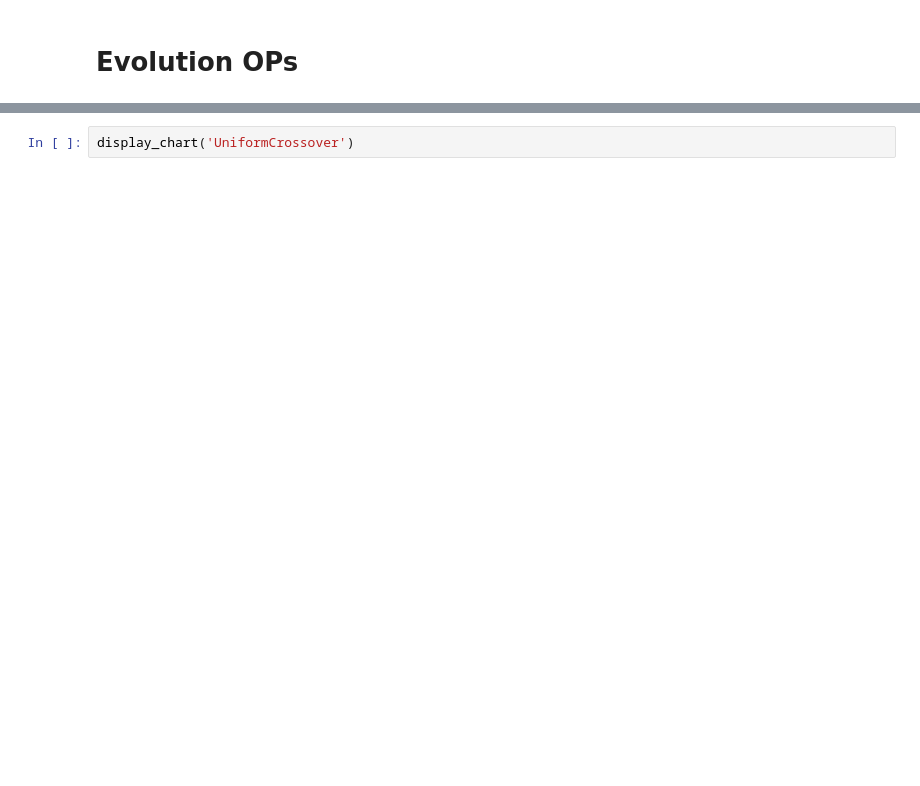
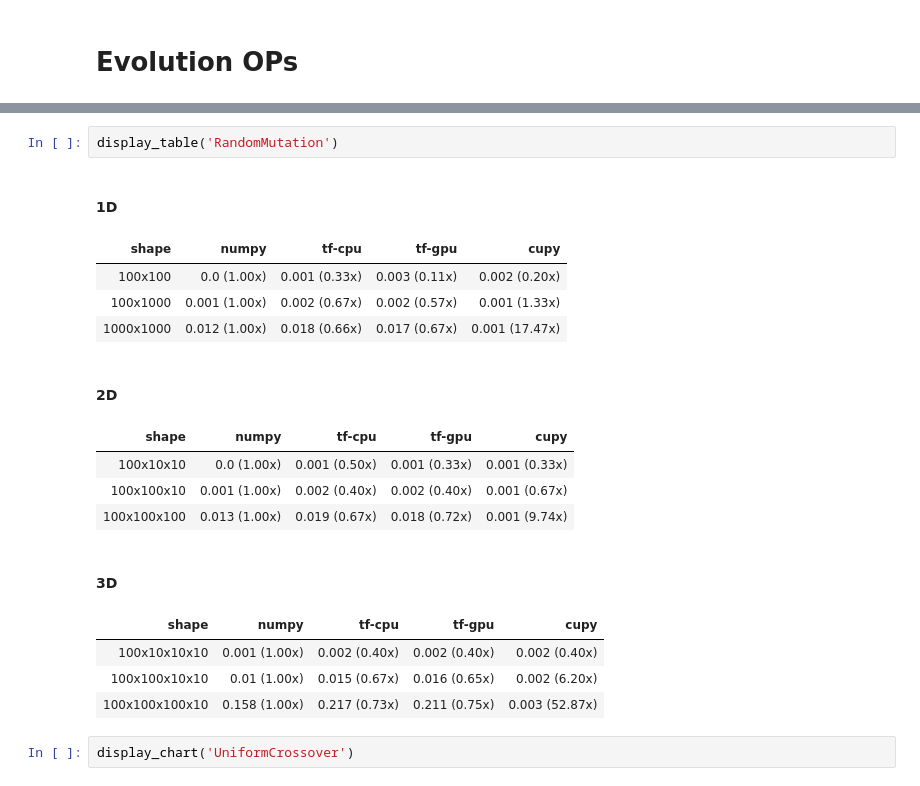
Before and after one commit to google-research/evoflow, a Jupyter notebook: benchmark/benchmark_analysis.ipynb, the cells around one changed output, grey strips where cells are left out. Cells and saved outputs as stored; diff of their text form; blank space fills up the shorter version.

```diff
--- a/benchmark/benchmark_analysis.ipynb
+++ b/benchmark/benchmark_analysis.ipynb
@@ -69,6 +119,24 @@ display_chart('TSP')
 display_chart('RandomMutation')
 # %% [output]
 [interactive output not drawn]
+# %%
+display_table('RandomMutation')
+# %% [output]
+1D
+| shape | numpy | tf-cpu | tf-gpu | cupy |
+| 100x100 | 0.0 (1.00x) | 0.001 (0.33x) | 0.003 (0.11x) | 0.002 (0.20x) |
+| 100x1000 | 0.001 (1.00x) | 0.002 (0.67x) | 0.002 (0.57x) | 0.001 (1.33x) |
+| 1000x1000 | 0.012 (1.00x) | 0.018 (0.66x) | 0.017 (0.67x) | 0.001 (17.47x) |
+2D
+| shape | numpy | tf-cpu | tf-gpu | cupy |
+| 100x10x10 | 0.0 (1.00x) | 0.001 (0.50x) | 0.001 (0.33x) | 0.001 (0.33x) |
+| 100x100x10 | 0.001 (1.00x) | 0.002 (0.40x) | 0.002 (0.40x) | 0.001 (0.67x) |
+| 100x100x100 | 0.013 (1.00x) | 0.019 (0.67x) | 0.018 (0.72x) | 0.001 (9.74x) |
+3D
+| shape | numpy | tf-cpu | tf-gpu | cupy |
+| 100x10x10x10 | 0.001 (1.00x) | 0.002 (0.40x) | 0.002 (0.40x) | 0.002 (0.40x) |
+| 100x100x10x10 | 0.01 (1.00x) | 0.015 (0.67x) | 0.016 (0.65x) | 0.002 (6.20x) |
+| 100x100x100x10 | 0.158 (1.00x) | 0.217 (0.73x) | 0.211 (0.75x) | 0.003 (52.87x) |
 # %%
 display_chart('UniformCrossover')
 # %% [output]
```
Also changed, not shown: parts of 11 cells of this notebook.
